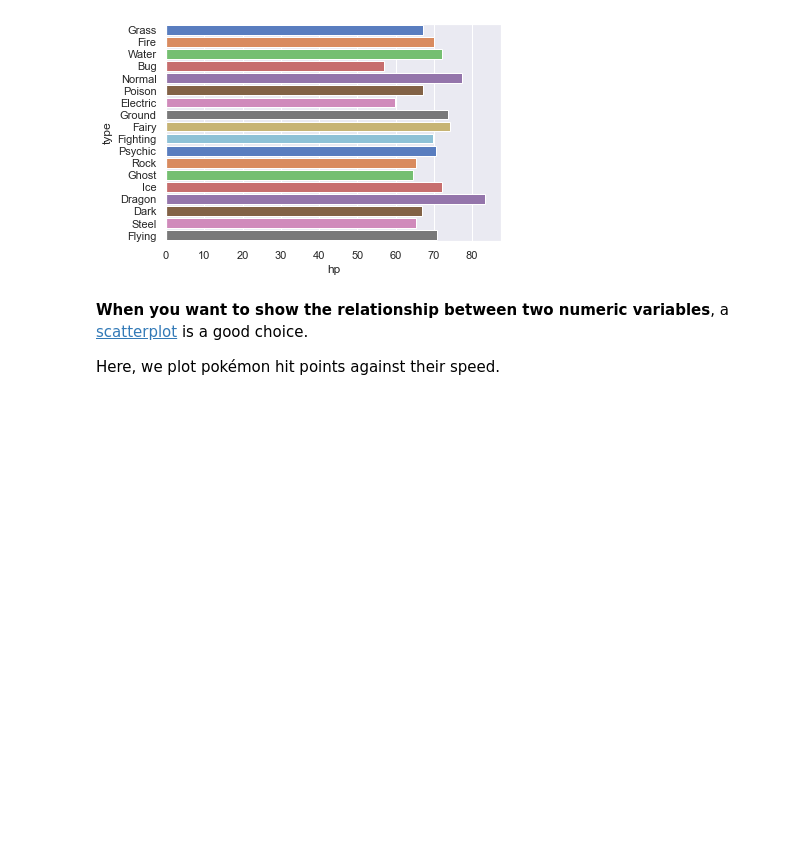
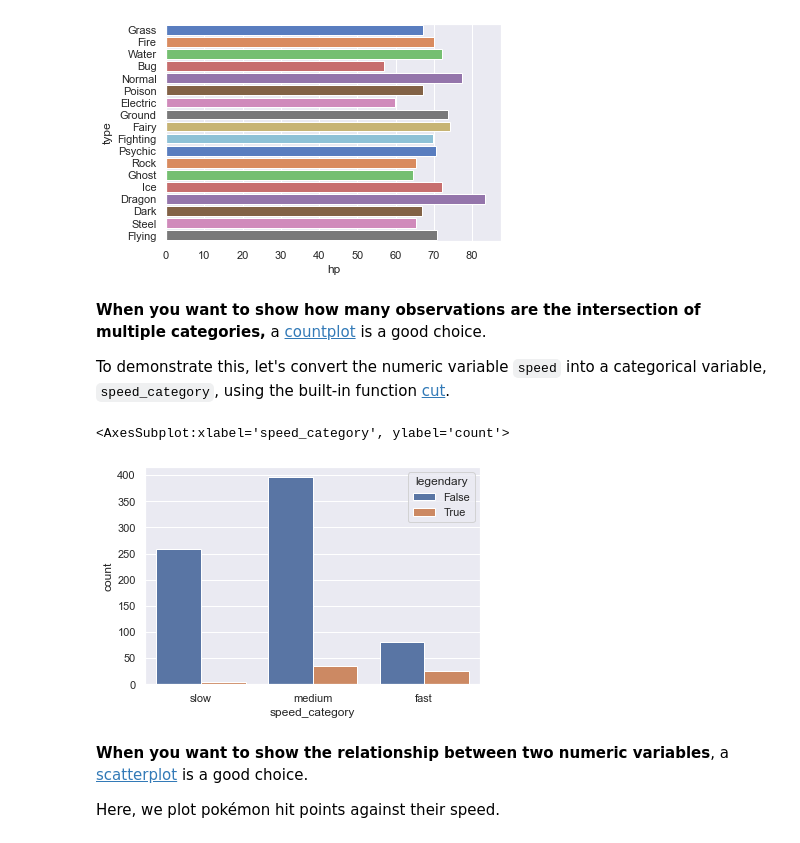
Before and after one commit to cproctor/mwc-pedprog-unit01-lab04, a Jupyter notebook: lab_04.ipynb, the cells around one changed output. Cells and saved outputs as stored; diff of their text form; code cells hidden in the pictures; blank space fills up the shorter version.

```diff
--- a/lab_04.ipynb
+++ b/lab_04.ipynb
@@ -382,6 +382,19 @@ sns.barplot(data=pokemon, x="hp", y="type", ci=None, palette="muted")
 # %% [output]
 <AxesSubplot:xlabel='hp', ylabel='type'>
 [figure]
+# %% [markdown]
+**When you want to show how many observations are the intersection of multiple categories,** a [countplot](https://seaborn.pydata.org/generated/seaborn.countplot.html) is a good choice.
+
+To demonstrate this, let's convert the numeric variable `speed` into a categorical variable, `speed_category`, using the built-in function [cut](https://pandas.pydata.org/pandas-docs/stable/reference/api/pandas.cut.html).
+# %%
+bins = [0, 50, 100, 200]
+labels = ["slow", "medium", "fast"]
+pokemon["speed_category"] = pd.cut(pokemon.speed, bins=bins, labels=labels)
+# %%
+sns.countplot(data=pokemon, x="speed_category", hue="legendary")
+# %% [output]
+<AxesSubplot:xlabel='speed_category', ylabel='count'>
+[figure, added]
 # %% [markdown]
 **When you want to show the relationship between two numeric variables**, a [scatterplot](https://seaborn.pydata.org/generated/seaborn.scatterplot.html) is a good choice.
 
```
Also changed, not shown: parts of 7 cells of this notebook, 1 other file.
